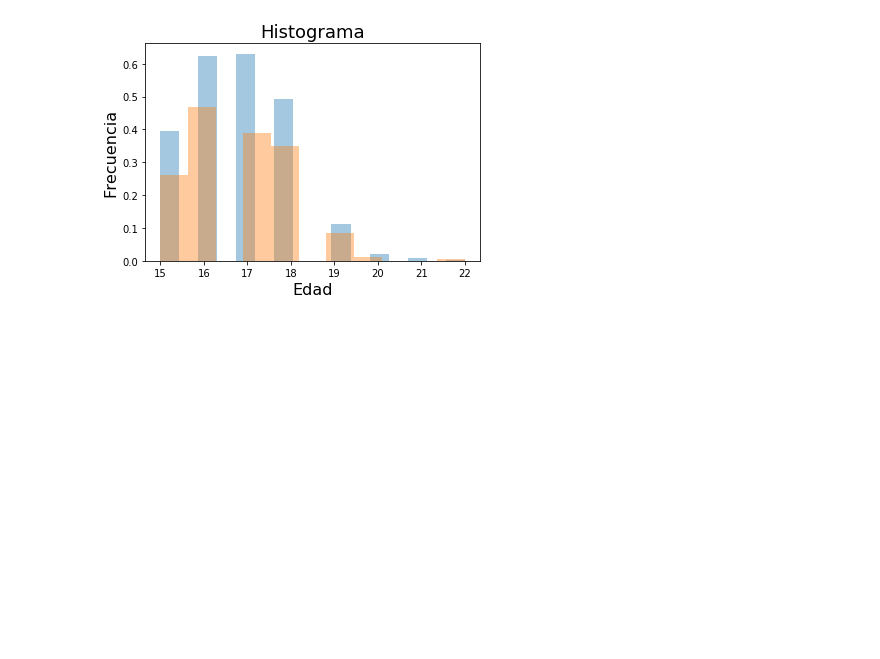
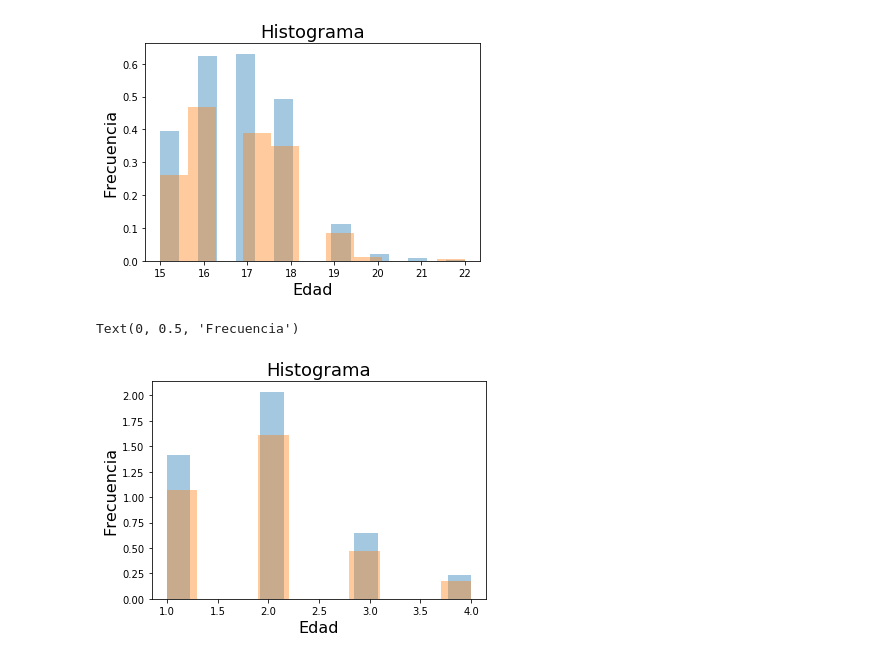
Before and after one commit to diegostaPy/cursoSociedadCientifica, a Jupyter notebook: ejemploActividad1.ipynb, the cells around one changed output. Saved outputs shown, nothing was run; the diff lists cells and outputs as text; code cells hidden in the pictures; blank space fills up the shorter version.

```diff
--- a/ejemploActividad1.ipynb
+++ b/ejemploActividad1.ipynb
@@ -182,8 +212,11 @@ plt.ylabel('Frecuencia', fontsize=16)
 Text(0, 0.5, 'Frecuencia')
 [figure]
 # %%
-sns.distplot(poblacion["stud"], kde=False,norm_hist=True)
-sns.distplot(muestra["age"] ,kde=False,norm_hist=True)
+sns.distplot(poblacion["studytime"], kde=False,norm_hist=True)
+sns.distplot(muestra["studytime"] ,kde=False,norm_hist=True)
 plt.title('Histograma', fontsize=18)
 plt.xlabel('Edad', fontsize=16)
 plt.ylabel('Frecuencia', fontsize=16)
+# %% [output]
+Text(0, 0.5, 'Frecuencia')
+[figure, added]
```
Also changed, not shown: parts of 4 cells of this notebook, 1 other file.
